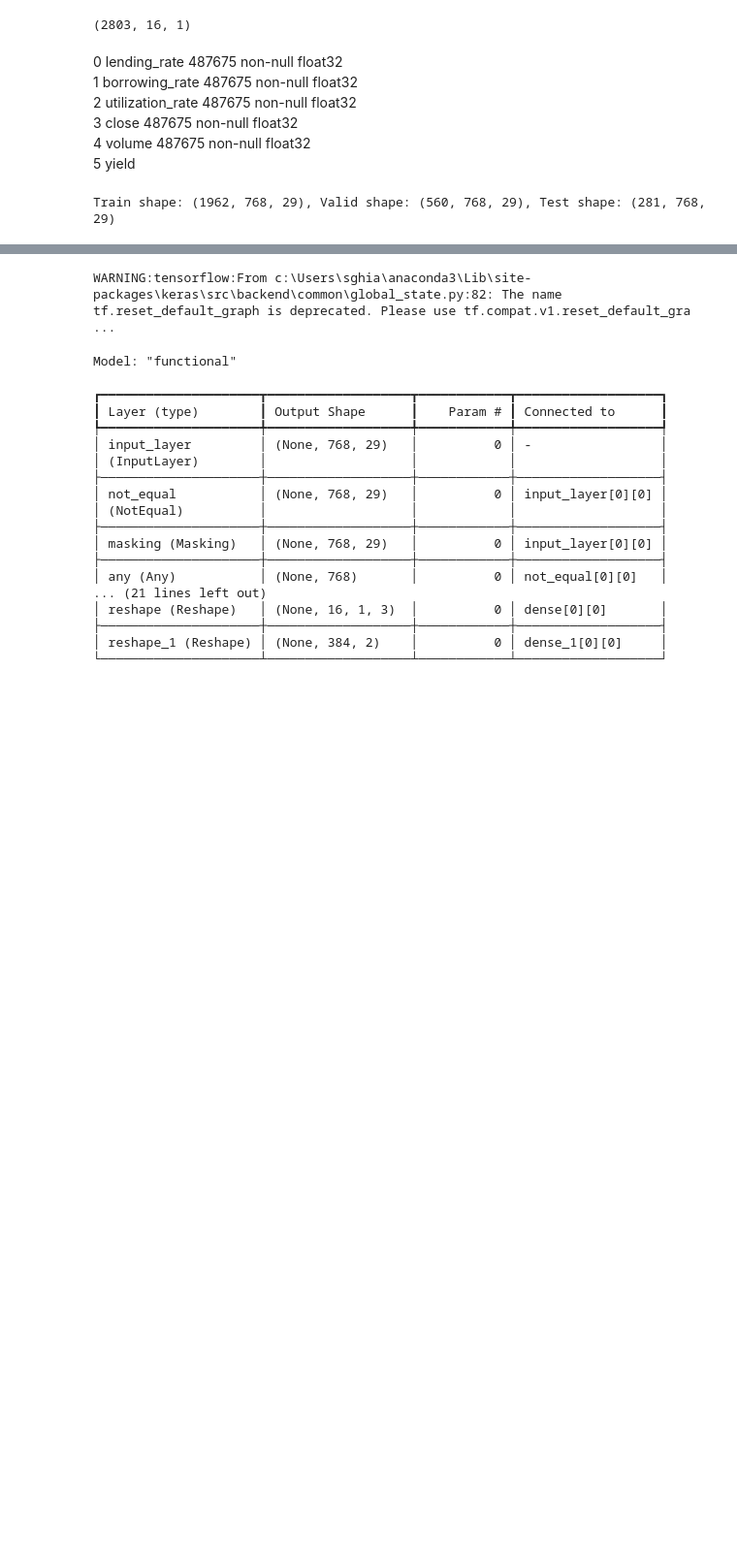
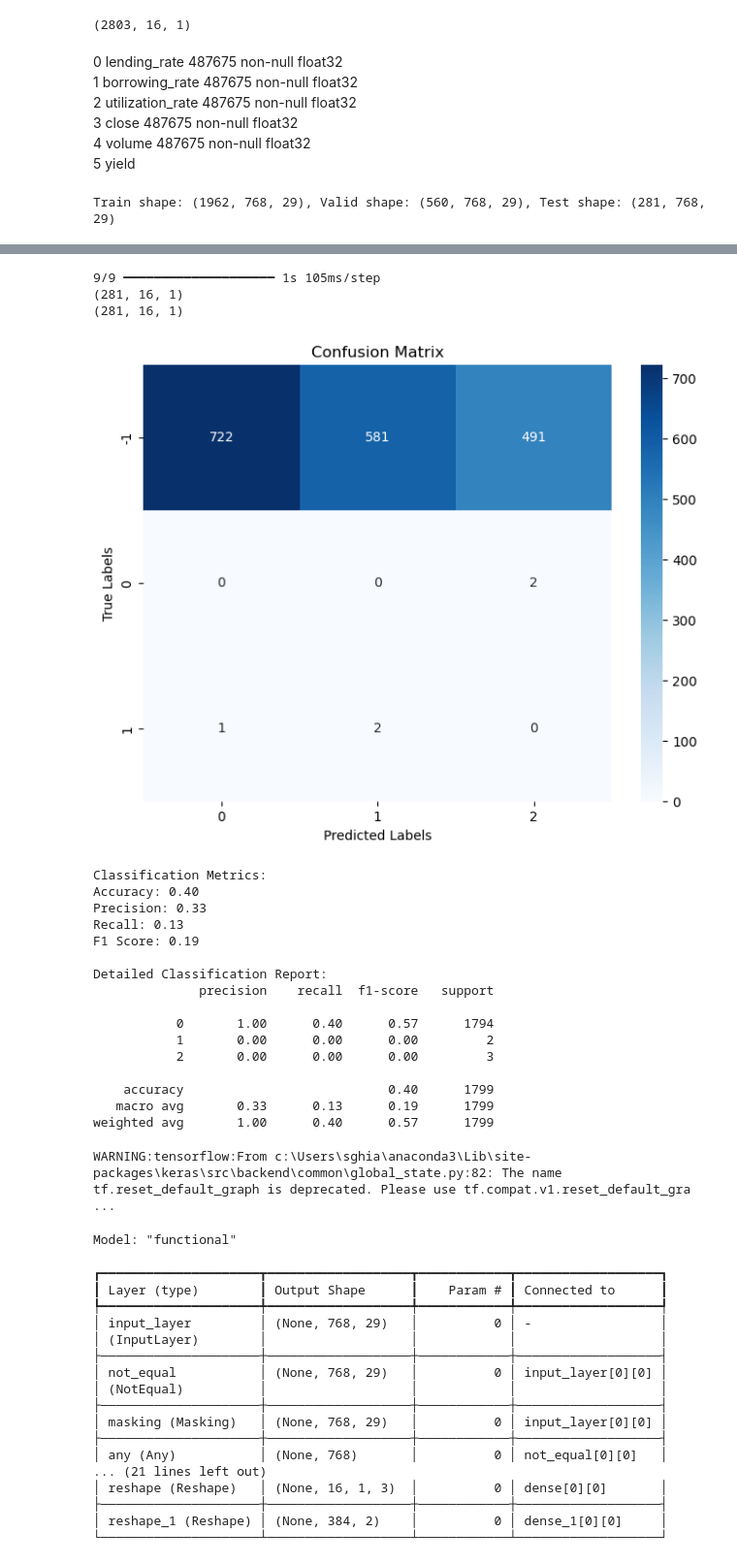
Before and after one commit to nikanhg/Funding_rate_Aave, a Jupyter notebook: Saam/Modelling.ipynb, the cells around one changed output, grey strips where cells are left out. Shown at 97% size. Drawn from its saved outputs; the diff is of its cells as text; code cells hidden in the pictures; blank space fills up the shorter version.

```diff
--- a/Saam/Modelling.ipynb
+++ b/Saam/Modelling.ipynb
@@ -621,3 +689,71 @@ import matplotlib.pyplot as plt
+# %%
+from sklearn.metrics import confusion_matrix, accuracy_score, precision_score, recall_score, f1_score, classification_report
+import seaborn as sns
+
+y_pred = LSTM_base.predict(X_test)
+
+y_pred = np.argmax(y_pred, axis=-1)
+
+print(y_pred.shape)
+print(Y_class_test.shape)
+
+def classification_metrics(y_true, y_pred):
+    valid_indices = y_true != -50
+
+    # Apply the mask to y_true and y_pred
+    y_true_filtered = y_true[valid_indices]
+    y_pred_filtered = y_pred[valid_indices]
+    # Calculate the confusion matrix
+    conf_matrix = confusion_matrix(y_true_filtered, y_pred_filtered)
+
+    # Visualization of the confusion matrix using Seaborn
+    plt.figure(figsize=(8, 6))
+    sns.heatmap(conf_matrix, annot=True, fmt='d', cmap='Blues', xticklabels=['0', '1', '2'], yticklabels=['-1', '0', '1'])
+    plt.xlabel('Predicted Labels')
+    plt.ylabel('True Labels')
+    plt.title('Confusion Matrix')
+    plt.show()
+
+    # Calculate metrics
+    accuracy = accuracy_score(y_true_filtered, y_pred_filtered)
+    precision = precision_score(y_true_filtered, y_pred_filtered, average='macro', zero_division=0)
+    recall = recall_score(y_true_filtered, y_pred_filtered, average='macro', zero_division=0)
+    f1 = f1_score(y_true_filtered, y_pred_filtered, average='macro', zero_division=0)
+
+    # Printing classification metrics
+    print("Classification Metrics:")
+    print("Accuracy: {:.2f}".format(accuracy))
+    print("Precision: {:.2f}".format(precision))
+    print("Recall: {:.2f}".format(recall))
+    print("F1 Score: {:.2f}".format(f1))
+
+    # Detailed classification report
+    print("\nDetailed Classification Report:")
+    print(classification_report(y_true_filtered, y_pred_filtered, target_names=['0', '1', '2']))
+    return accuracy, precision, recall, f1
+
+accuracy, precision, recall, f1 = classification_metrics(Y_class_test,y_pred)
+# %% [output]
+9/9 ━━━━━━━━━━━━━━━━━━━━ 1s 105ms/step
+(281, 16, 1)
+(281, 16, 1)
+[figure, added]
+Classification Metrics:
+Accuracy: 0.40
+Precision: 0.33
+Recall: 0.13
+F1 Score: 0.19
+
+Detailed Classification Report:
+              precision    recall  f1-score   support
+
+           0       1.00      0.40      0.57      1794
+           1       0.00      0.00      0.00         2
+           2       0.00      0.00      0.00         3
+
+    accuracy                           0.40      1799
+   macro avg       0.33      0.13      0.19      1799
+weighted avg       1.00      0.40      0.57      1799
 # %%
 def LSTM_base_rates_and_class(X_train, Y_class_train, Y_train, X_valid, Y_class_valid,Y_valid,
                     cell_size=80, dropout_rate_1=0.3, dropout_rate_2=0.1,l2_strength=0.1,epochs=50,batch_size=30):
```
Also changed, not shown: parts of 6 cells of this notebook.
